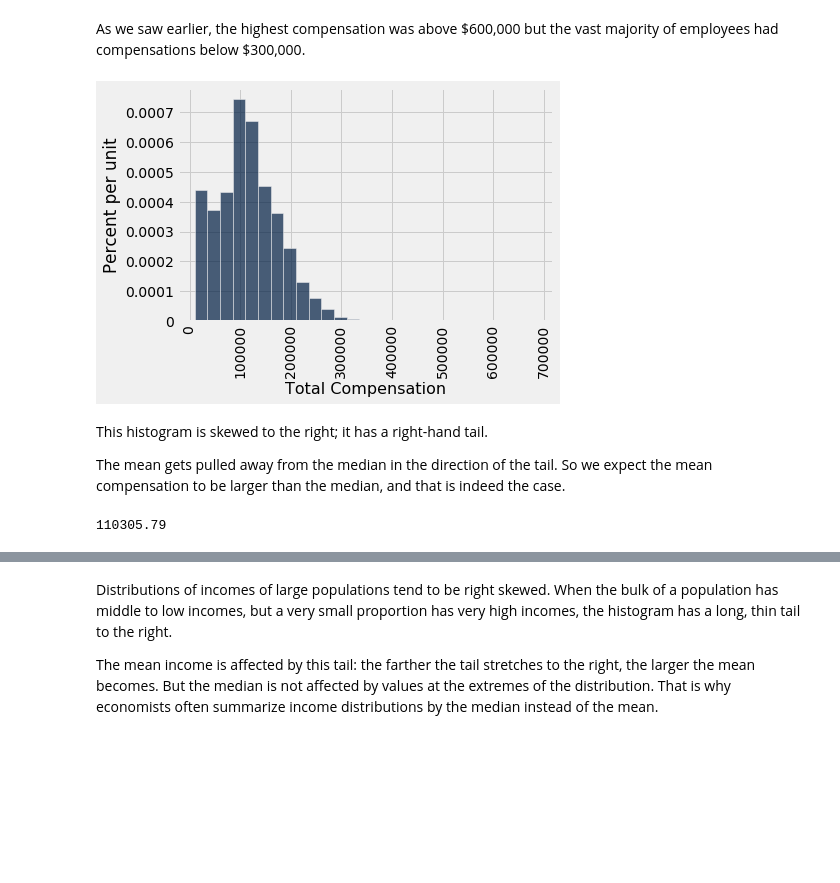
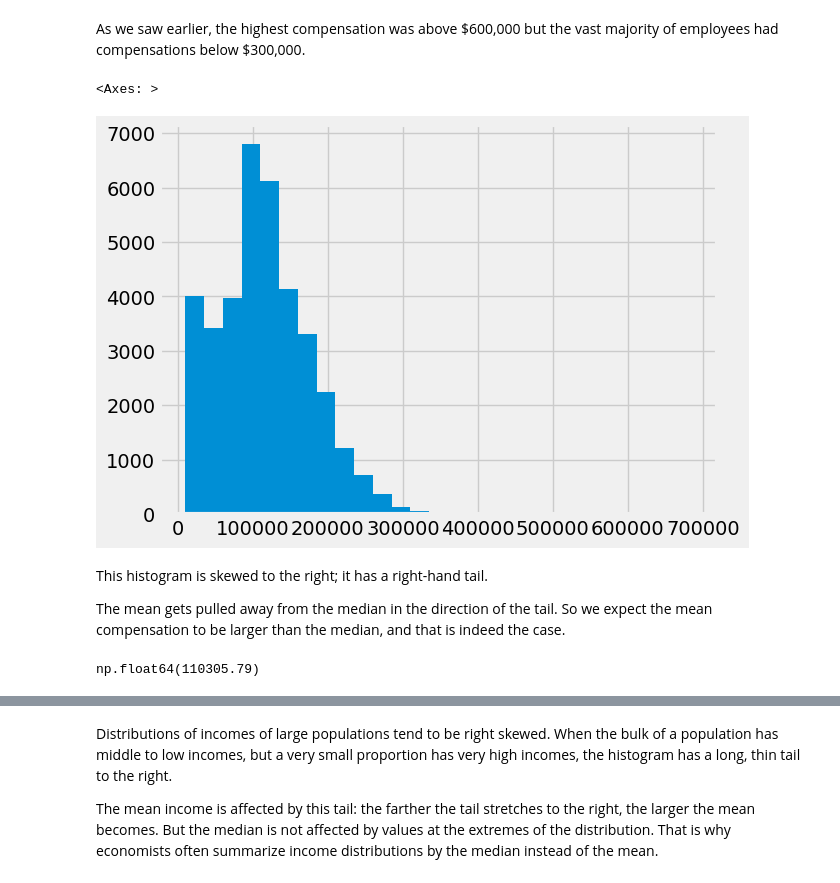
Before and after one commit to rtoddMMU/textbook, a Jupyter notebook: chapters/14/1/Properties_of_the_Mean.ipynb, the cells around one changed output, grey strips where cells are left out. Cells and saved outputs as stored; diff of their text form; code cells hidden in the pictures; blank space fills up the shorter version.

```diff
--- a/chapters/14/1/Properties_of_the_Mean.ipynb
+++ b/chapters/14/1/Properties_of_the_Mean.ipynb
@@ -172,22 +185,25 @@ In general, **if the histogram has a tail on one side (the formal term is "skewe
 ### Example ###
 The table `sf2015` contains salary and benefits data for San Francisco City employees in 2015. As before, we will restrict our analysis to those who had the equivalent of at least half-time employment for the year.
 # %%
-sf2015 = Table.read_table(path_data + 'san_francisco_2015.csv').where('Salaries', are.above(10000))
+sf2015 = pd.read_csv(path_data + 'san_francisco_2015.csv')
+2
+sf2015 = sf2015[sf2015['Salaries'] > 10000]
 # %% [markdown]
 As we saw earlier, the highest compensation was above \$600,000 but the vast majority of employees had compensations below \$300,000.
 # %%
-sf2015.select('Total Compensation').hist(bins = np.arange(10000, 700000, 25000))
+sf2015['Total Compensation'].hist(bins = np.arange(10000, 700000, 25000))
 # %% [output]
+<Axes: >
-[figure, old version]
+[figure, new version]
 # %% [markdown]
 This histogram is skewed to the right; it has a right-hand tail.
 
 The mean gets pulled away from the median in the direction of the tail. So we expect the mean compensation to be larger than the median, and that is indeed the case.
 # %%
-compensation = sf2015.column('Total Compensation')
-percentile(50, compensation)
+compensation = sf2015['Total Compensation']
+np.percentile(compensation, 50)
 # %% [output]
-110305.79
+np.float64(110305.79)
 # %%
 np.mean(compensation)
 # %% [output]
```
Also changed, not shown: parts of 3 cells of this notebook, 7 other files.
